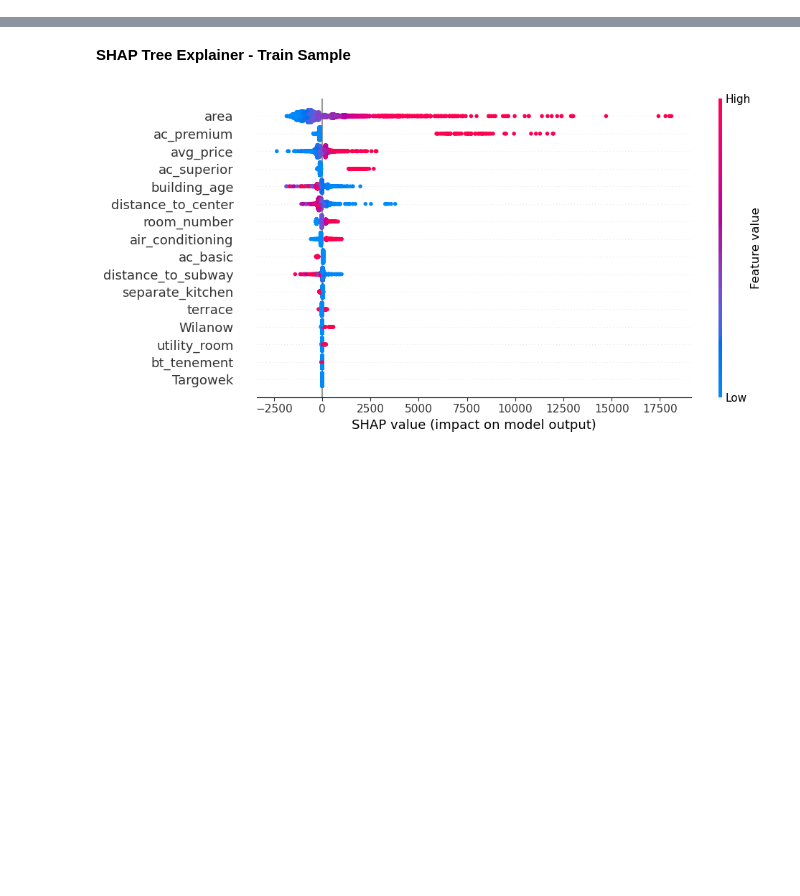
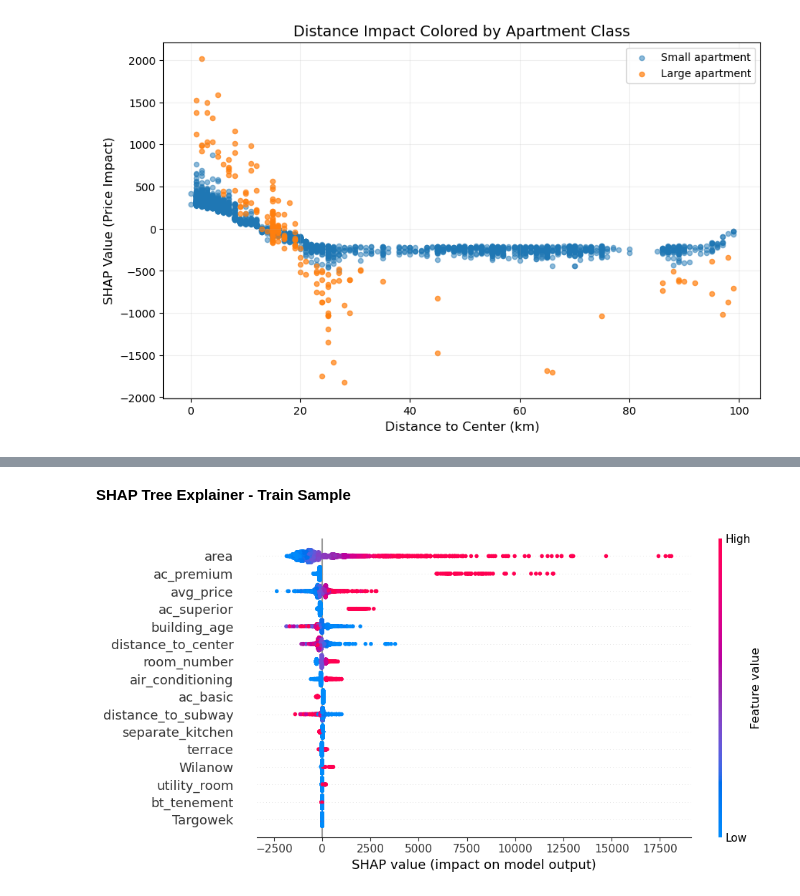
Before and after one commit to KacperSokolowski/MA, a Jupyter notebook: XAI_delited.ipynb, the cells around one changed output, grey strips where cells are left out. Cells and saved outputs as stored; diff of their text form; code cells hidden in the pictures; blank space fills up the shorter version.

```diff
--- a/XAI_delited.ipynb
+++ b/XAI_delited.ipynb
@@ -1,5 +1,41 @@
 # %%
 asp = dx.Aspect(explainer)
+# %%
+age_mask = X_train['building_age'] < 100
+filtered_features = X_train[age_mask]
+filtered_shap_values = shap_values_train[age_mask]
+
+age_values = filtered_features['building_age'].values
+shap_values = filtered_shap_values[:, selected_features.get_loc('building_age')]
+area_mask = filtered_features['area'].ge(100)
+plt.figure(figsize=(10, 6))
+
+plt.scatter(
+    age_values[~area_mask],
+    shap_values[~area_mask],
+    c='#1f77b4',
+    s=20,
+    alpha=0.5,
+    label='Small apartment'
+)
+
+plt.scatter(
+    age_values[area_mask],
+    shap_values[area_mask],
+    c='#ff7f0e',
+    s=20,
+    alpha=0.7,
+    label='Large apartment'
+)
+
+plt.xlabel("Distance to Center (km)", fontsize=12)
+plt.ylabel("SHAP Value (Price Impact)", fontsize=12)
+plt.title("Distance Impact Colored by Apartment Class", fontsize=14)
+plt.legend()
+plt.grid(alpha=0.2)
+plt.show()
+# %% [output]
+[figure, added]
 # %%
 explainer.model_parts().plot()
 # %% [output]
```
Also changed, not shown: parts of 5 cells of this notebook, 3 other files.
